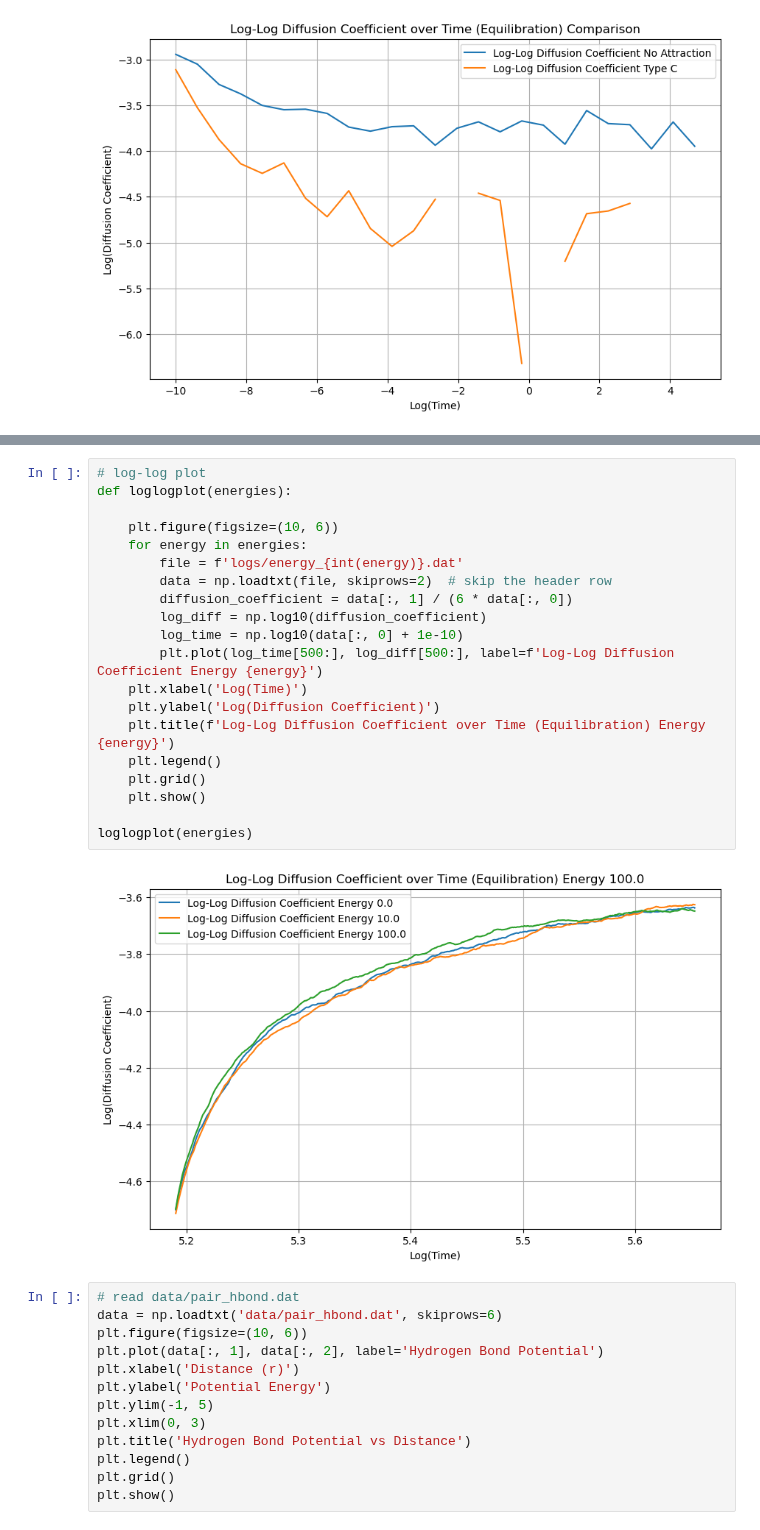
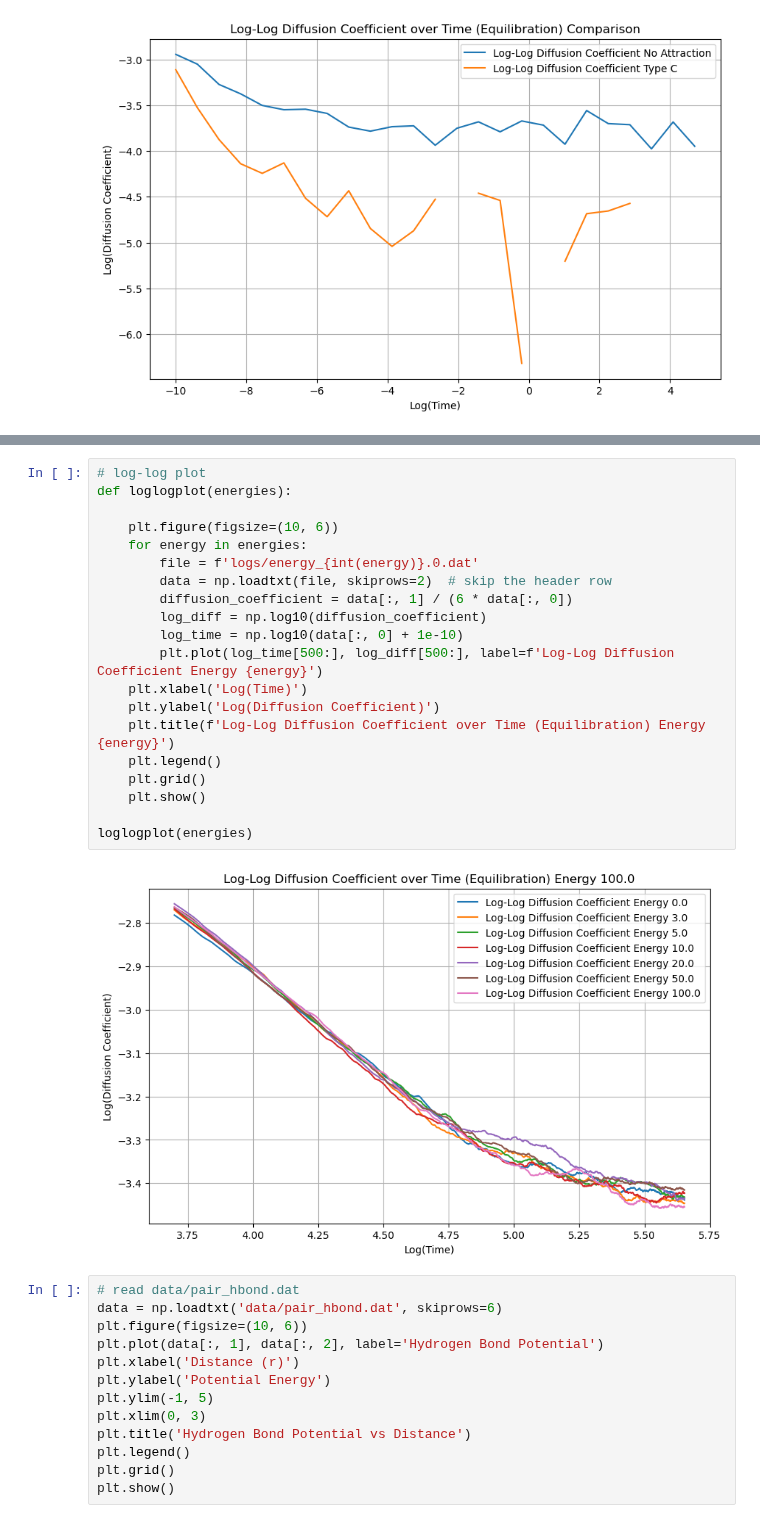
Before and after one commit to anotherbeaver/amine_polymers, a Jupyter notebook: logs/analyze_logs.ipynb, the cells around one changed output, grey strips where cells are left out. Saved outputs shown, nothing was run; the diff lists cells and outputs as text.

```diff
--- a/logs/analyze_logs.ipynb
+++ b/logs/analyze_logs.ipynb
@@ -186,25 +186,25 @@ plot_energy_diffusion(energies)
 # %%
 # log-log plot
 def loglogplot(energies):
 
     plt.figure(figsize=(10, 6))
     for energy in energies:
-        file = f'logs/energy_{int(energy)}.dat'
+        file = f'logs/energy_{int(energy)}.0.dat'
         data = np.loadtxt(file, skiprows=2)  # skip the header row
         diffusion_coefficient = data[:, 1] / (6 * data[:, 0])
         log_diff = np.log10(diffusion_coefficient)
         log_time = np.log10(data[:, 0] + 1e-10)
         plt.plot(log_time[500:], log_diff[500:], label=f'Log-Log Diffusion Coefficient Energy {energy}')
     plt.xlabel('Log(Time)')
     plt.ylabel('Log(Diffusion Coefficient)')
     plt.title(f'Log-Log Diffusion Coefficient over Time (Equilibration) Energy {energy}')
     plt.legend()
     plt.grid()
     plt.show()
 
 loglogplot(energies)
 # %% [output]
-[figure, old version]
+[figure, new version]
 # %%
 # read data/pair_hbond.dat
 data = np.loadtxt('data/pair_hbond.dat', skiprows=6)
```
Also changed, not shown: parts of 2 cells of this notebook, 2 other files.
